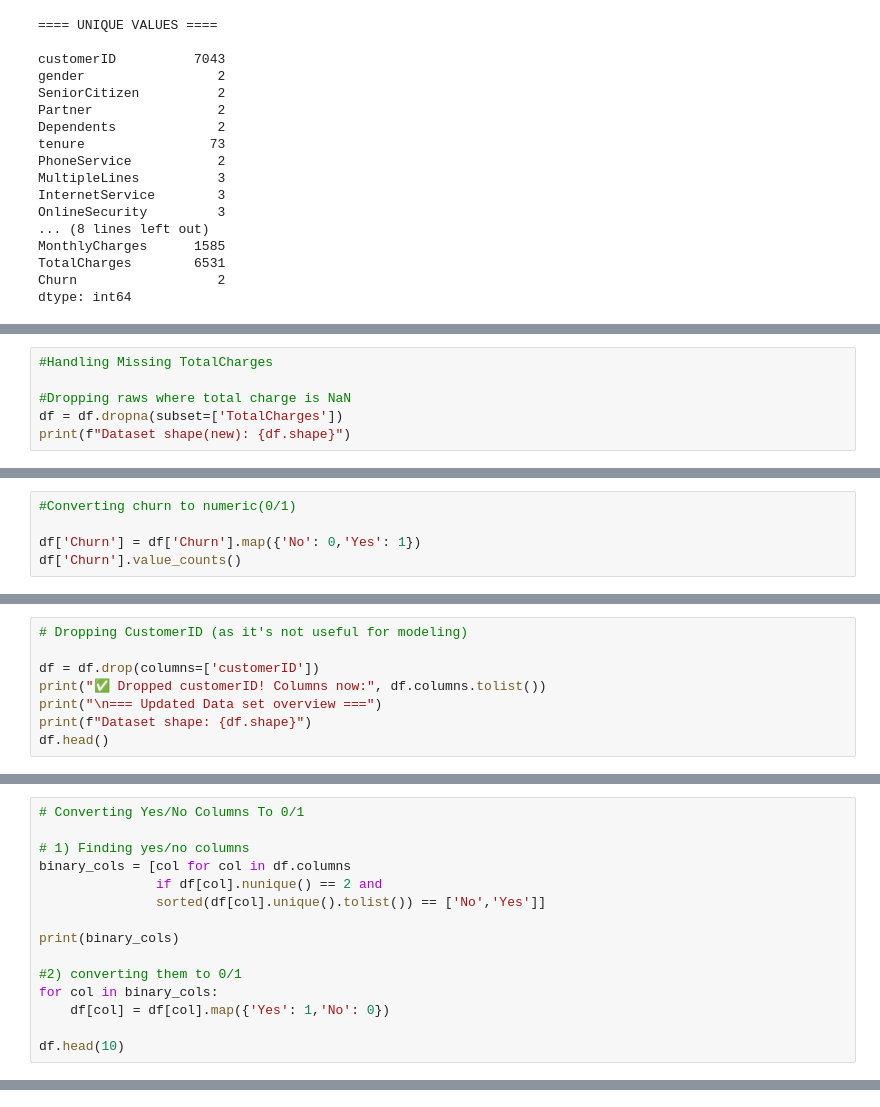
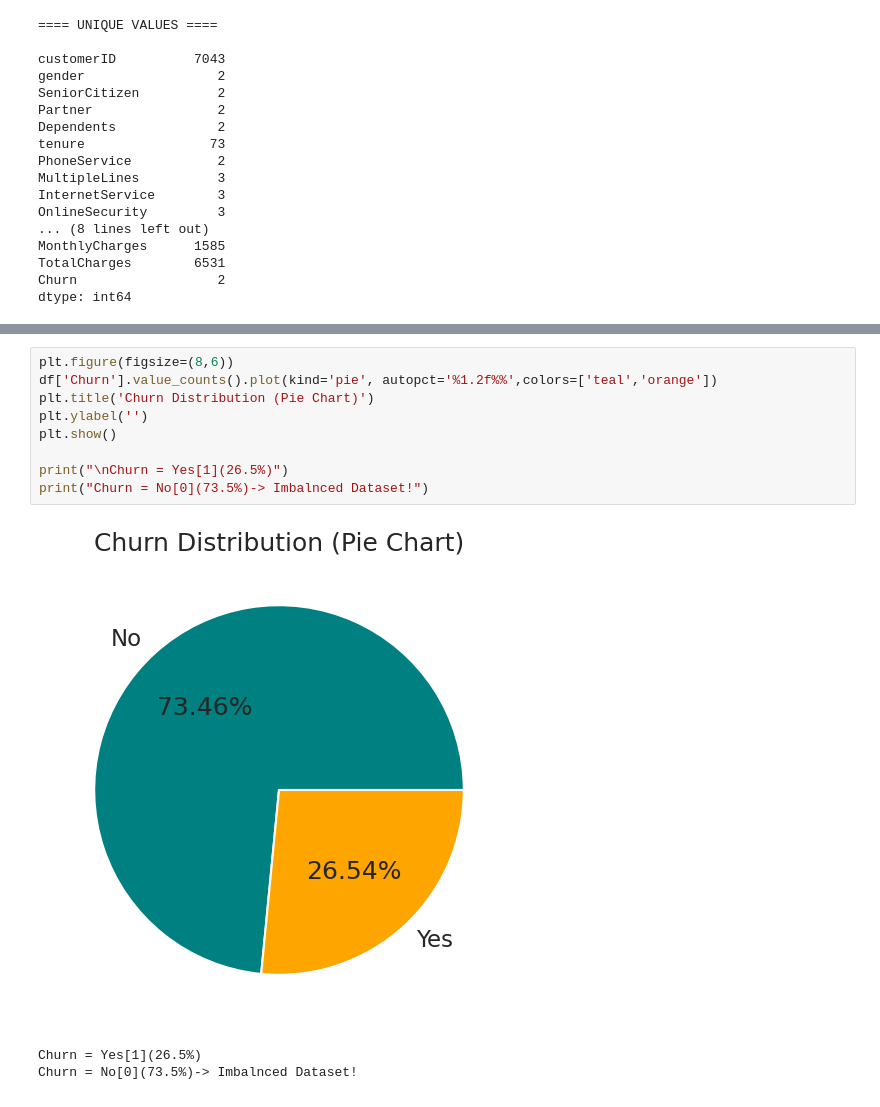
Before and after one commit to Yenuli0808/CM2604_Telco_Customer_Churn-CW, a Jupyter notebook: notebooks/01_data_exploration.ipynb, the cells around one changed output, grey strips where cells are left out. Saved outputs shown, nothing was run; the diff lists cells and outputs as text.

Commit message:
make more eda plots for better understanding for data set

```diff
--- a/notebooks/01_data_exploration.ipynb
+++ b/notebooks/01_data_exploration.ipynb
@@ -201,6 +133,0 @@ np.int64(11)
-# %%
-#Handling Missing TotalCharges
-
-#Dropping raws where total charge is NaN
-df = df.dropna(subset=['TotalCharges'])
-print(f"Dataset shape(new): {df.shape}")
@@ -237,5 +133,0 @@ df.sample(10)
-# %%
-#Converting churn to numeric(0/1)
-
-df['Churn'] = df['Churn'].map({'No': 0,'Yes': 1})
-df['Churn'].value_counts()
@@ -248,8 +133,0 @@ dtype: int64
-# %%
-# Dropping CustomerID (as it's not useful for modeling)
-
-df = df.drop(columns=['customerID'])
-print("✅ Dropped customerID! Columns now:", df.columns.tolist())
-print("\n=== Updated Data set overview ===")
-print(f"Dataset shape: {df.shape}")
-df.head()
@@ -267,15 +133,0 @@ Dataset shape: (7032, 20)
-# %%
-# Converting Yes/No Columns To 0/1
-
-# 1) Finding yes/no columns
-binary_cols = [col for col in df.columns
-               if df[col].nunique() == 2 and
-               sorted(df[col].unique().tolist()) == ['No','Yes']]
-
-print(binary_cols)
-
-#2) converting them to 0/1
-for col in binary_cols:
-    df[col] = df[col].map({'Yes': 1,'No': 0})
-
-df.head(10)
@@ -332,0 +194,13 @@ print("✅ Cleaned dataset saved successfully as", cleaned_file,"!")
+# %%
+plt.figure(figsize=(8,6))
+df['Churn'].value_counts().plot(kind='pie', autopct='%1.2f%%',colors=['teal','orange'])
+plt.title('Churn Distribution (Pie Chart)')
+plt.ylabel('')
+plt.show()
+
+print("\nChurn = Yes[1](26.5%)")
+print("Churn = No[0](73.5%)-> Imbalnced Dataset!")
+# %% [output]
+[figure, added]
+Churn = Yes[1](26.5%)
+Churn = No[0](73.5%)-> Imbalnced Dataset!
```
Also changed, not shown: parts of 45 cells of this notebook.
